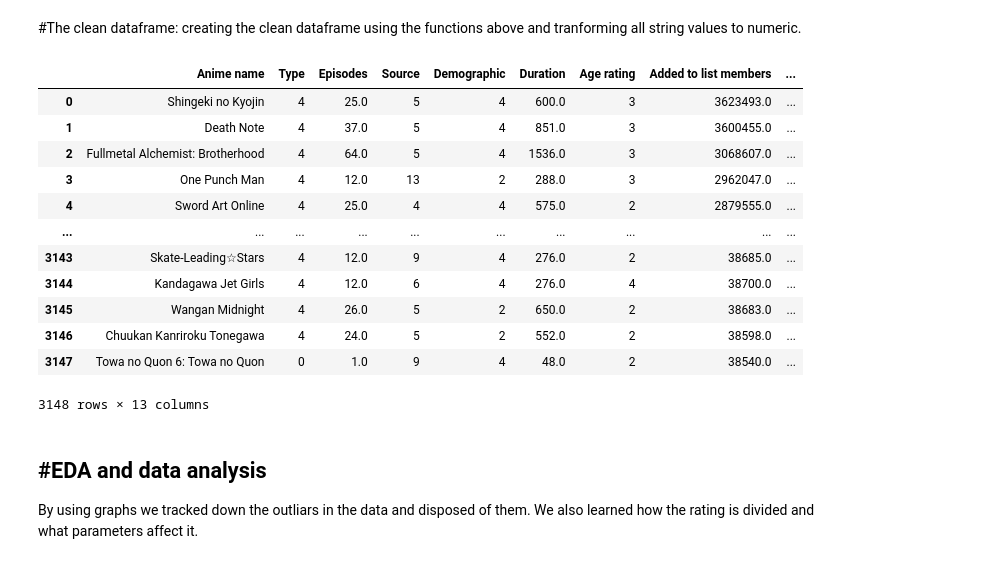
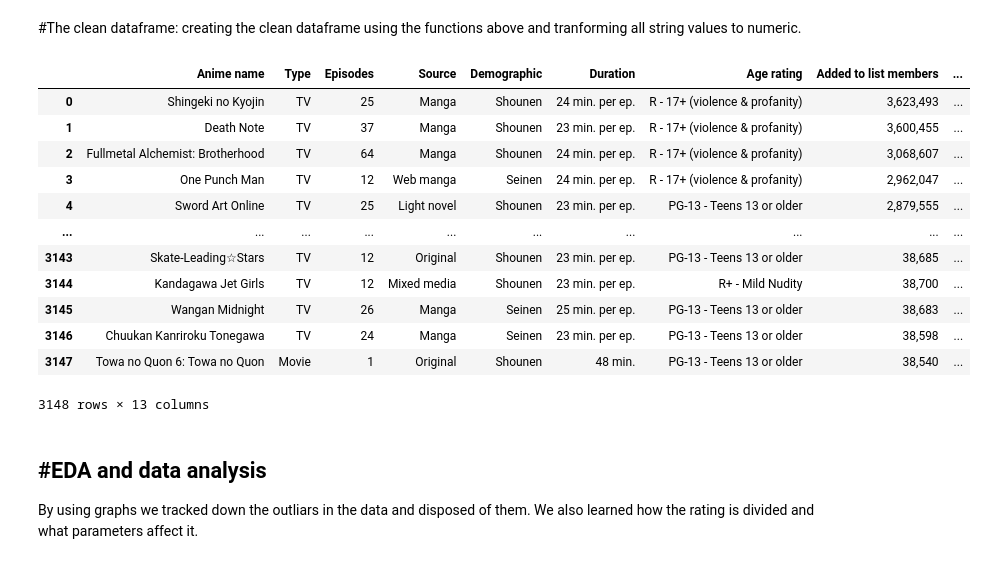
Before and after one commit to roeelq323/Anime-Rating-Project, a Jupyter notebook: Anime_Rating.ipynb, the cells around one changed output. Cells and saved outputs as stored; diff of their text form; code cells hidden in the pictures.

```diff
--- a/Anime_Rating.ipynb
+++ b/Anime_Rating.ipynb
@@ -346,46 +346,46 @@ df2 = df2[df2['Episodes'] != 'Unknown']
 df2 = df2[df2['Duration'] != 'Unknown']
 df2 = df2[df2['Source'] != 'Unknown']
 df2 = df2[df2['Age rating'] != 'None']
 df2 = df2[df2['Top Genres'] != '']
 df2 = df2[df2['Top Studios'] != "add some"]
 #end of removal
 
 
 df2['Demographic'].fillna('Shounen' , inplace=True) # filling default value
 
 #removal of unnecessary columns:
 df2.drop(['Premiered','Themes','Genres','Studios','Licensors'] , axis = 1 , inplace=True)
 df2.dropna(subset=['Type','Top Genres',] , inplace=True)
 df2.reset_index(drop=True, inplace=True)
 #end of removal
-
+df3=df2
 #transforming all columns to numeric values:
 df2 = total_time(df2)
 tonum_cols = ['Type' , 'Source' , 'Demographic' , 'Age rating' , 'Top Genres' , 'Top Studios']
 for col in tonum_cols:
   df2[col] = preprocessing.LabelEncoder().fit_transform(df2[col])
 df2 = remove_comma(df2)
 df2['Episodes']=df2['Episodes'].astype('float64')
 df2['Duration']=df2['Duration'].astype('float64')
 df2['Added to list members']=df2['Added to list members'].astype('float64')
 df2['Added to favorites members']=df2['Added to favorites members'].astype('float64')
 #end of transformation
 
 df2.to_csv("fixed_anime_list.csv" , index = False)
-df2
+df3
 # %% [output]
 |  | Anime name | Type | Episodes | Source | Demographic | Duration | Age rating | Added to list members | ... |
-| 0 | Shingeki no Kyojin | 4 | 25.0 | 5 | 4 | 600.0 | 3 | 3623493.0 | ... |
-| 1 | Death Note | 4 | 37.0 | 5 | 4 | 851.0 | 3 | 3600455.0 | ... |
-| 2 | Fullmetal Alchemist: Brotherhood | 4 | 64.0 | 5 | 4 | 1536.0 | 3 | 3068607.0 | ... |
-| 3 | One Punch Man | 4 | 12.0 | 13 | 2 | 288.0 | 3 | 2962047.0 | ... |
-| 4 | Sword Art Online | 4 | 25.0 | 4 | 4 | 575.0 | 2 | 2879555.0 | ... |
+| 0 | Shingeki no Kyojin | TV | 25 | Manga | Shounen | 24 min. per ep. | R - 17+ (violence & profanity) | 3,623,493 | ... |
+| 1 | Death Note | TV | 37 | Manga | Shounen | 23 min. per ep. | R - 17+ (violence & profanity) | 3,600,455 | ... |
+| 2 | Fullmetal Alchemist: Brotherhood | TV | 64 | Manga | Shounen | 24 min. per ep. | R - 17+ (violence & profanity) | 3,068,607 | ... |
+| 3 | One Punch Man | TV | 12 | Web manga | Seinen | 24 min. per ep. | R - 17+ (violence & profanity) | 2,962,047 | ... |
+| 4 | Sword Art Online | TV | 25 | Light novel | Shounen | 23 min. per ep. | PG-13 - Teens 13 or older | 2,879,555 | ... |
 | ... | ... | ... | ... | ... | ... | ... | ... | ... | ... |
-| 3143 | Skate-Leading☆Stars | 4 | 12.0 | 9 | 4 | 276.0 | 2 | 38685.0 | ... |
-| 3144 | Kandagawa Jet Girls | 4 | 12.0 | 6 | 4 | 276.0 | 4 | 38700.0 | ... |
-| 3145 | Wangan Midnight | 4 | 26.0 | 5 | 2 | 650.0 | 2 | 38683.0 | ... |
-| 3146 | Chuukan Kanriroku Tonegawa | 4 | 24.0 | 5 | 2 | 552.0 | 2 | 38598.0 | ... |
-| 3147 | Towa no Quon 6: Towa no Quon | 0 | 1.0 | 9 | 4 | 48.0 | 2 | 38540.0 | ... |
+| 3143 | Skate-Leading☆Stars | TV | 12 | Original | Shounen | 23 min. per ep. | PG-13 - Teens 13 or older | 38,685 | ... |
+| 3144 | Kandagawa Jet Girls | TV | 12 | Mixed media | Shounen | 23 min. per ep. | R+ - Mild Nudity | 38,700 | ... |
+| 3145 | Wangan Midnight | TV | 26 | Manga | Seinen | 25 min. per ep. | PG-13 - Teens 13 or older | 38,683 | ... |
+| 3146 | Chuukan Kanriroku Tonegawa | TV | 24 | Manga | Seinen | 23 min. per ep. | PG-13 - Teens 13 or older | 38,598 | ... |
+| 3147 | Towa no Quon 6: Towa no Quon | Movie | 1 | Original | Shounen | 48 min. | PG-13 - Teens 13 or older | 38,540 | ... |
 3148 rows × 13 columns
 # %% [markdown]
 #**EDA and data analysis**
```
